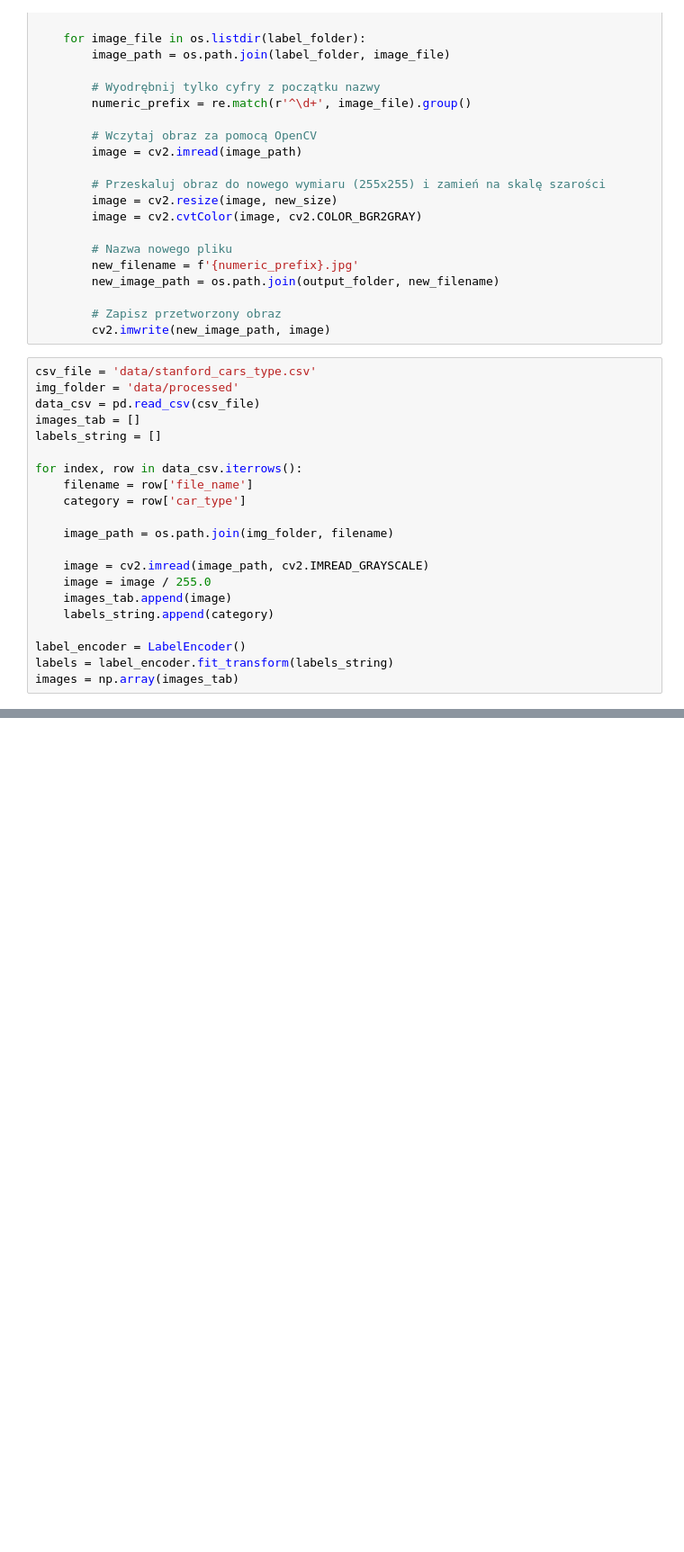
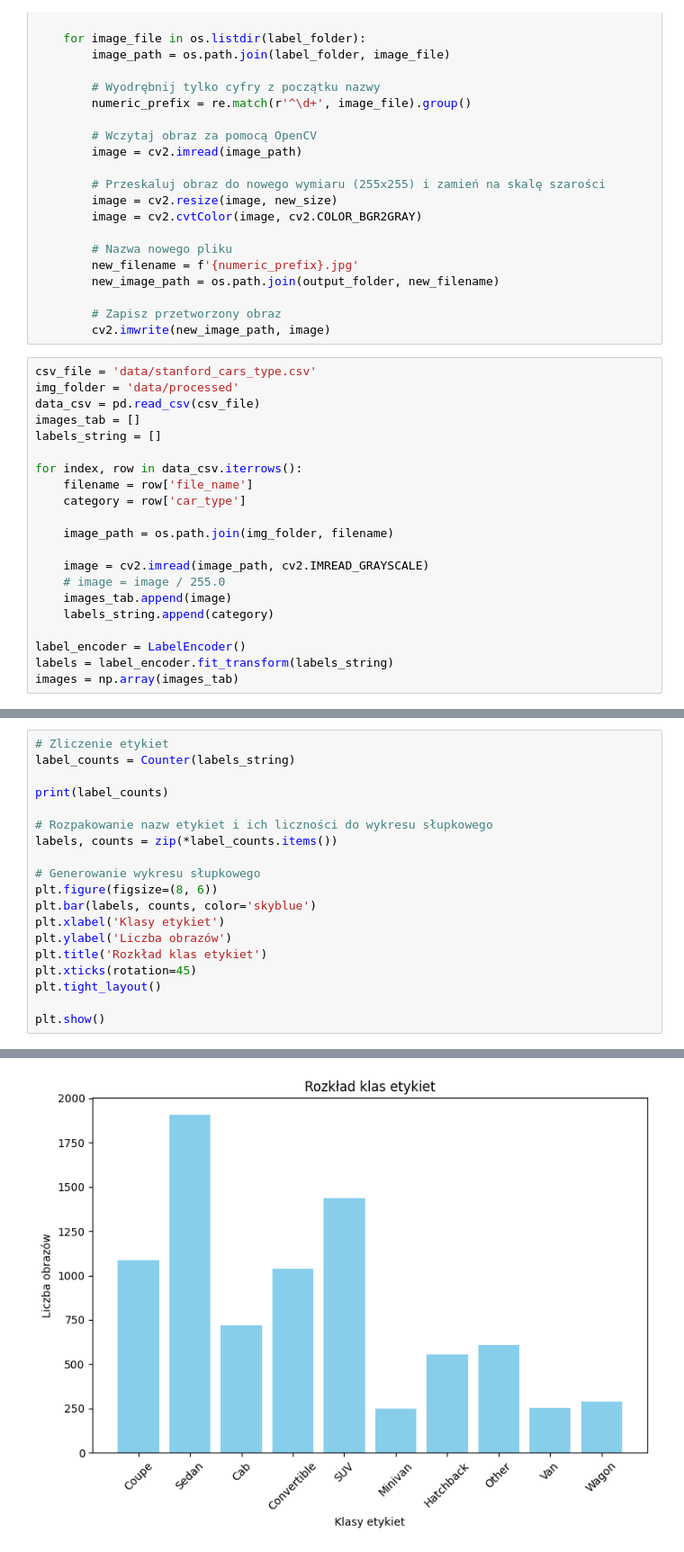
Before and after one commit to Czarkowski/ITML_Project, a Jupyter notebook: main.ipynb, the cells around one changed output, grey strips where cells are left out. Shown at 90% size. Saved outputs shown, nothing was run; the diff lists cells and outputs as text; blank space fills up the shorter version.

Commit message:
Added chart and histogram

```diff
--- a/main.ipynb
+++ b/main.ipynb
@@ -87,7 +88,7 @@ for index, row in data_csv.iterrows():
     image_path = os.path.join(img_folder, filename)
 
     image = cv2.imread(image_path, cv2.IMREAD_GRAYSCALE)
-    image = image / 255.0
+    # image = image / 255.0
     images_tab.append(image)
     labels_string.append(category)
 
@@ -100,0 +109,20 @@ print(f'{labels.shape}   {images.shape}')
+# %%
+# Zliczenie etykiet
+label_counts = Counter(labels_string)
+
+print(label_counts)
+
+# Rozpakowanie nazw etykiet i ich liczności do wykresu słupkowego
+labels, counts = zip(*label_counts.items())
+
+# Generowanie wykresu słupkowego
+plt.figure(figsize=(8, 6))
+plt.bar(labels, counts, color='skyblue')
+plt.xlabel('Klasy etykiet')
+plt.ylabel('Liczba obrazów')
+plt.title('Rozkład klas etykiet')
+plt.xticks(rotation=45)
+plt.tight_layout()
+
+plt.show()
+# %% [output]
@@ -100,0 +130 @@ print(f'{labels.shape}   {images.shape}')
+[figure, added]
```
Also changed, not shown: parts of 7 cells of this notebook.
